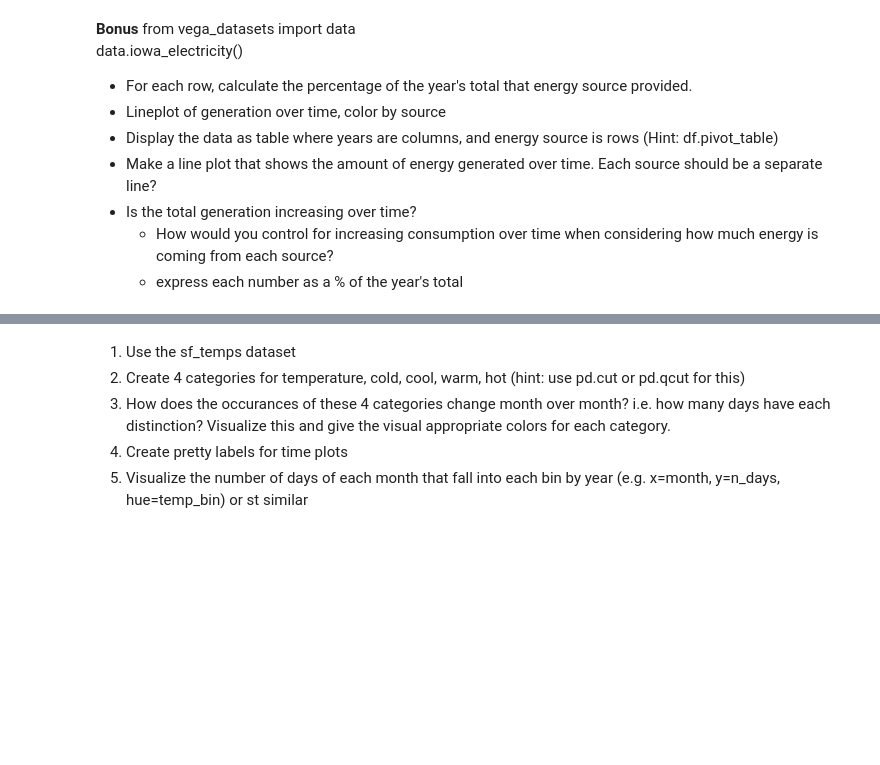
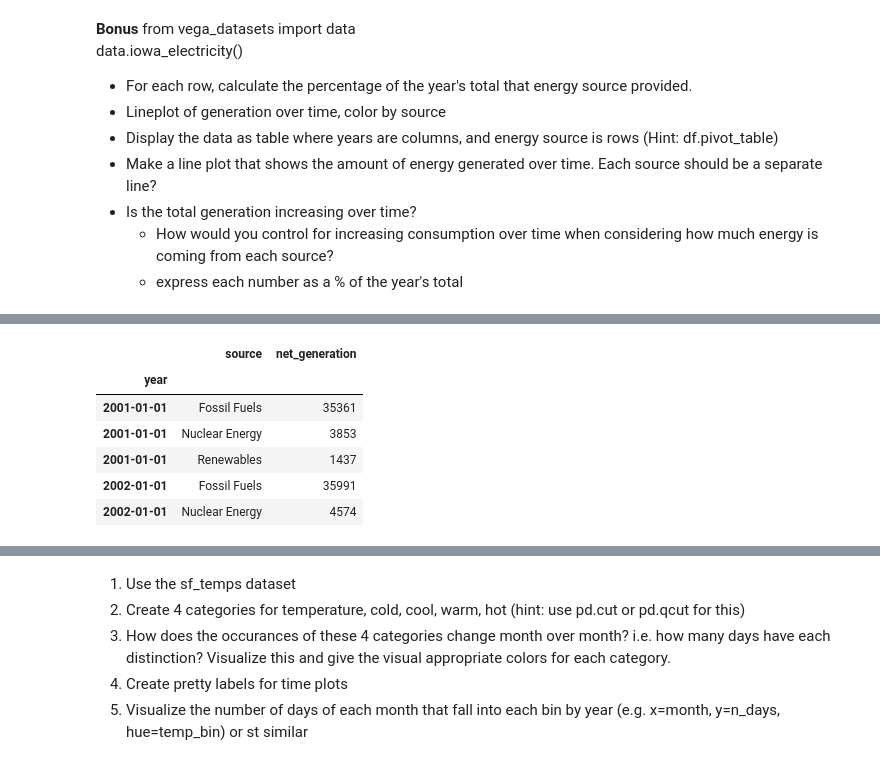
Before and after one commit to RyvynYoung/time-series-exercises, a Jupyter notebook: time-series-manipulation.ipynb, the cells around one changed output, grey strips where cells are left out. Cells and saved outputs as stored; diff of their text form; code cells hidden in the pictures; blank space fills up the shorter version.

```diff
--- a/time-series-manipulation.ipynb
+++ b/time-series-manipulation.ipynb
@@ -466,0 +480,10 @@ data.iowa_electricity()
+# %%
+iowa.head()
+# %% [output]
+|  | source | net_generation |
+| year |  |  |
+| 2001-01-01 | Fossil Fuels | 35361 |
+| 2001-01-01 | Nuclear Energy | 3853 |
+| 2001-01-01 | Renewables | 1437 |
+| 2002-01-01 | Fossil Fuels | 35991 |
+| 2002-01-01 | Nuclear Energy | 4574 |
```
Also changed, not shown: parts of 22 cells of this notebook.
